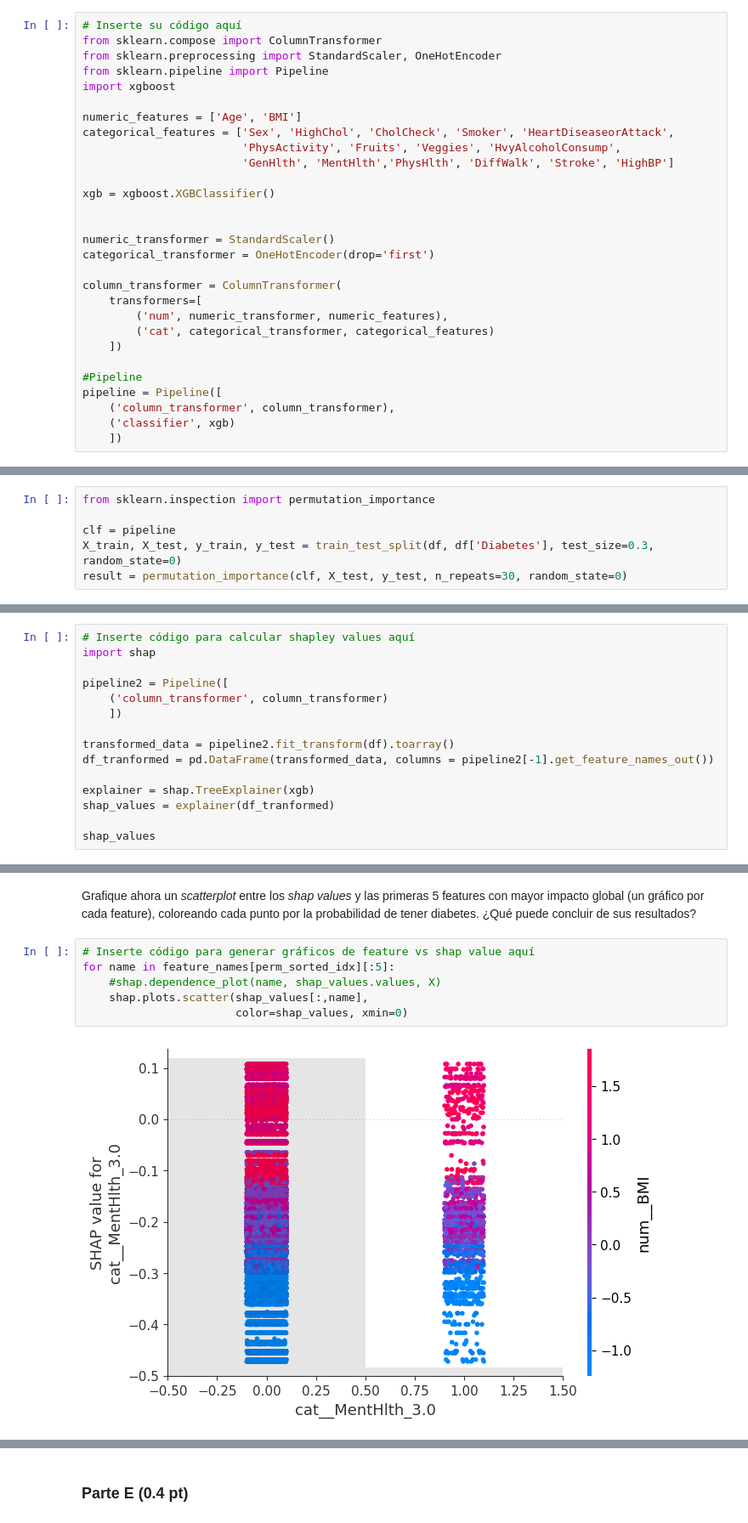
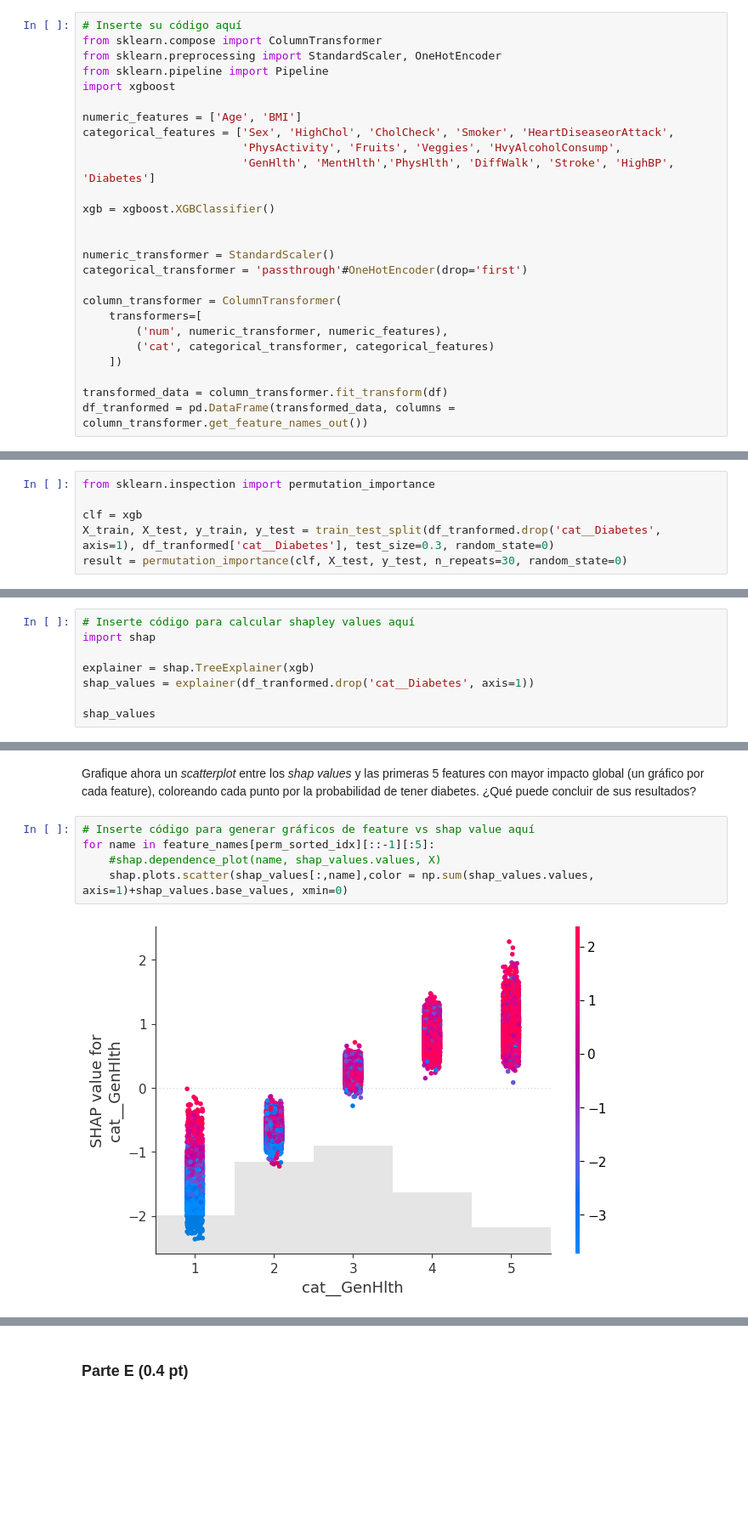
Before and after one commit to mvarasg/MDS7202-Lab-Programacion-Cientifica-MDS, a Jupyter notebook: lab10/Laboratorio10_Respuestas.ipynb, the cells around one changed output, grey strips where cells are left out. Shown at 85% size. Drawn from its saved outputs; the diff is of its cells as text; blank space fills up the shorter version.

```diff
--- a/lab10/Laboratorio10_Respuestas.ipynb
+++ b/lab10/Laboratorio10_Respuestas.ipynb
@@ -104,13 +100,13 @@ import xgboost
 numeric_features = ['Age', 'BMI']
 categorical_features = ['Sex', 'HighChol', 'CholCheck', 'Smoker', 'HeartDiseaseorAttack',
                         'PhysActivity', 'Fruits', 'Veggies', 'HvyAlcoholConsump',
-                        'GenHlth', 'MentHlth','PhysHlth', 'DiffWalk', 'Stroke', 'HighBP']
+                        'GenHlth', 'MentHlth','PhysHlth', 'DiffWalk', 'Stroke', 'HighBP', 'Diabetes']
 
 xgb = xgboost.XGBClassifier()
 
 
 numeric_transformer = StandardScaler()
-categorical_transformer = OneHotEncoder(drop='first')
+categorical_transformer = 'passthrough'#OneHotEncoder(drop='first')
 
 column_transformer = ColumnTransformer(
     transformers=[
@@ -118,11 +114,8 @@ column_transformer = ColumnTransformer(
         ('cat', categorical_transformer, categorical_features)
     ])
 
-#Pipeline
-pipeline = Pipeline([
-    ('column_transformer', column_transformer),
-    ('classifier', xgb)
-    ])
+transformed_data = column_transformer.fit_transform(df)
+df_tranformed = pd.DataFrame(transformed_data, columns = column_transformer.get_feature_names_out())
 # %%
 from sklearn.model_selection import train_test_split
 from sklearn.metrics import f1_score, recall_score, precision_score
@@ -222,8 +217,8 @@ Para mitigar los problemas encontrados en la sección anterior, Dr. Simi le pide
 # %%
 from sklearn.inspection import permutation_importance
 
-clf = pipeline
-X_train, X_test, y_train, y_test = train_test_split(df, df['Diabetes'], test_size=0.3, random_state=0)
+clf = xgb
+X_train, X_test, y_train, y_test = train_test_split(df_tranformed.drop('cat__Diabetes', axis=1), df_tranformed['cat__Diabetes'], test_size=0.3, random_state=0)
 result = permutation_importance(clf, X_test, y_test, n_repeats=30, random_state=0)
 # %%
 perm_sorted_idx = result.importances_mean.argsort()
@@ -278,15 +259,8 @@ warnings.filterwarnings("ignore", message=".*The 'nopython' keyword.*")
 # Inserte código para calcular shapley values aquí
 import shap
 
-pipeline2 = Pipeline([
-    ('column_transformer', column_transformer)
-    ])
-
-transformed_data = pipeline2.fit_transform(df).toarray()
-df_tranformed = pd.DataFrame(transformed_data, columns = pipeline2[-1].get_feature_names_out())
-
 explainer = shap.TreeExplainer(xgb)
-shap_values = explainer(df_tranformed)
+shap_values = explainer(df_tranformed.drop('cat__Diabetes', axis=1))
 
 shap_values
 # %% [output]
@@ -356,9 +336,8 @@ No data for colormapping provided via 'c'. Parameters 'vmin', 'vmax' will be ign
 Grafique ahora un *scatterplot* entre los *shap values* y las primeras 5 features con mayor impacto global (un gráfico por cada feature), coloreando cada punto por la probabilidad de tener diabetes. ¿Qué puede concluir de sus resultados?
 # %%
 # Inserte código para generar gráficos de feature vs shap value aquí
-for name in feature_names[perm_sorted_idx][:5]:
+for name in feature_names[perm_sorted_idx][::-1][:5]:
     #shap.dependence_plot(name, shap_values.values, X)
-    shap.plots.scatter(shap_values[:,name],
-                       color=shap_values, xmin=0)
+    shap.plots.scatter(shap_values[:,name],color = np.sum(shap_values.values, axis=1)+shap_values.base_values, xmin=0)
 # %% [output]
-[figure, old version]
+[figure, new version]
```
Also changed, not shown: parts of 27 cells of this notebook.
